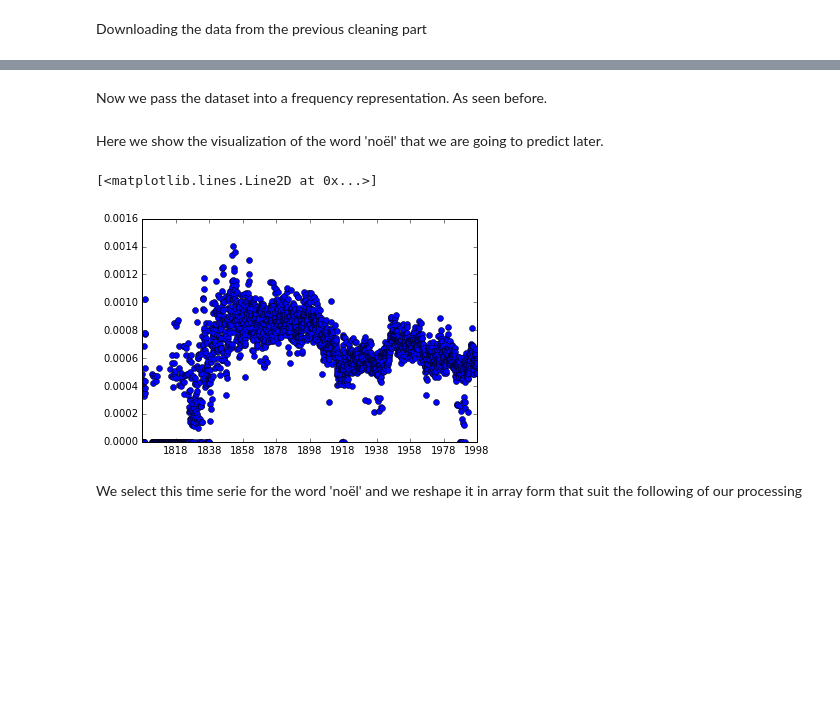
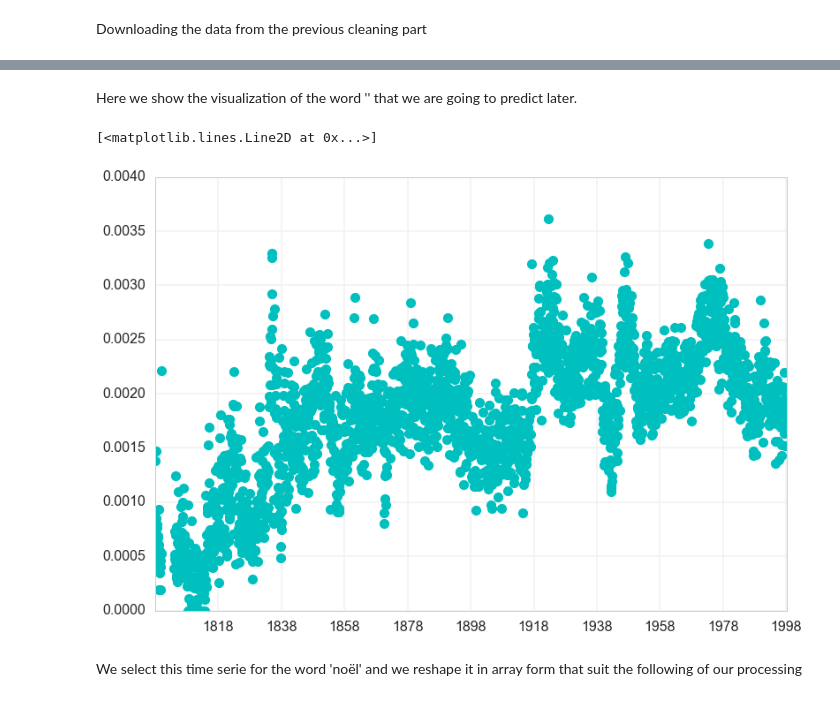
Before and after one commit to ThomVett/Project_ADA, a Jupyter notebook: sarimax_model.ipynb, the cells around one changed output, grey strips where cells are left out. Saved outputs shown, nothing was run; the diff lists cells and outputs as text; code cells hidden in the pictures; blank space fills up the shorter version.

```diff
--- a/sarimax_model.ipynb
+++ b/sarimax_model.ipynb
@@ -33,0 +52,2 @@ Here we process the time index of the dataframe
+# %%
+wordCountYear = wordCountYear.groupby(wordCountYear.index, level=0).agg(sum)
@@ -34,2 +56,5 @@ Here we process the time index of the dataframe
 # %%
 wordCountYear.index = pd.to_datetime(wordCountYear.index)
+yearIndex = wordCountYear.index
+#normalization
+wordNorm = wordCountYear.divide(wordCountYear.sum(axis=1).values,axis=0)
@@ -38,4 +60,0 @@ We save the index
-# %%
-yearIndex = wordCountYear.index.values
-# %% [markdown]
-Now we pass the dataset into a frequency representation. As seen before.
@@ -44,12 +61,10 @@ wordCountYear['Total Words'] = wordCountYear.sum(axis=1).values
-# %%
-wordNorm = wordCountYear.divide(wordCountYear['Total Words'],axis=0)
 # %% [markdown]
-Here we show the visualization of the word 'noël' that we are going to predict later.
+Here we show the visualization of the word '' that we are going to predict later.
 # %%
-plt.plot_date(yearIndex,wordNorm['vrai'].values)
+plt.plot_date(yearIndex,wordNorm['politique'].values, c='c')
 # %% [output]
 [<matplotlib.lines.Line2D at 0x...>]
-[figure, old version]
+[figure, new version]
 # %% [markdown]
 We select this time serie for the word 'noël' and we reshape it in array form that suit the following of our processing
 # %%
```
Also changed, not shown: parts of 36 cells of this notebook, 2 other files.
